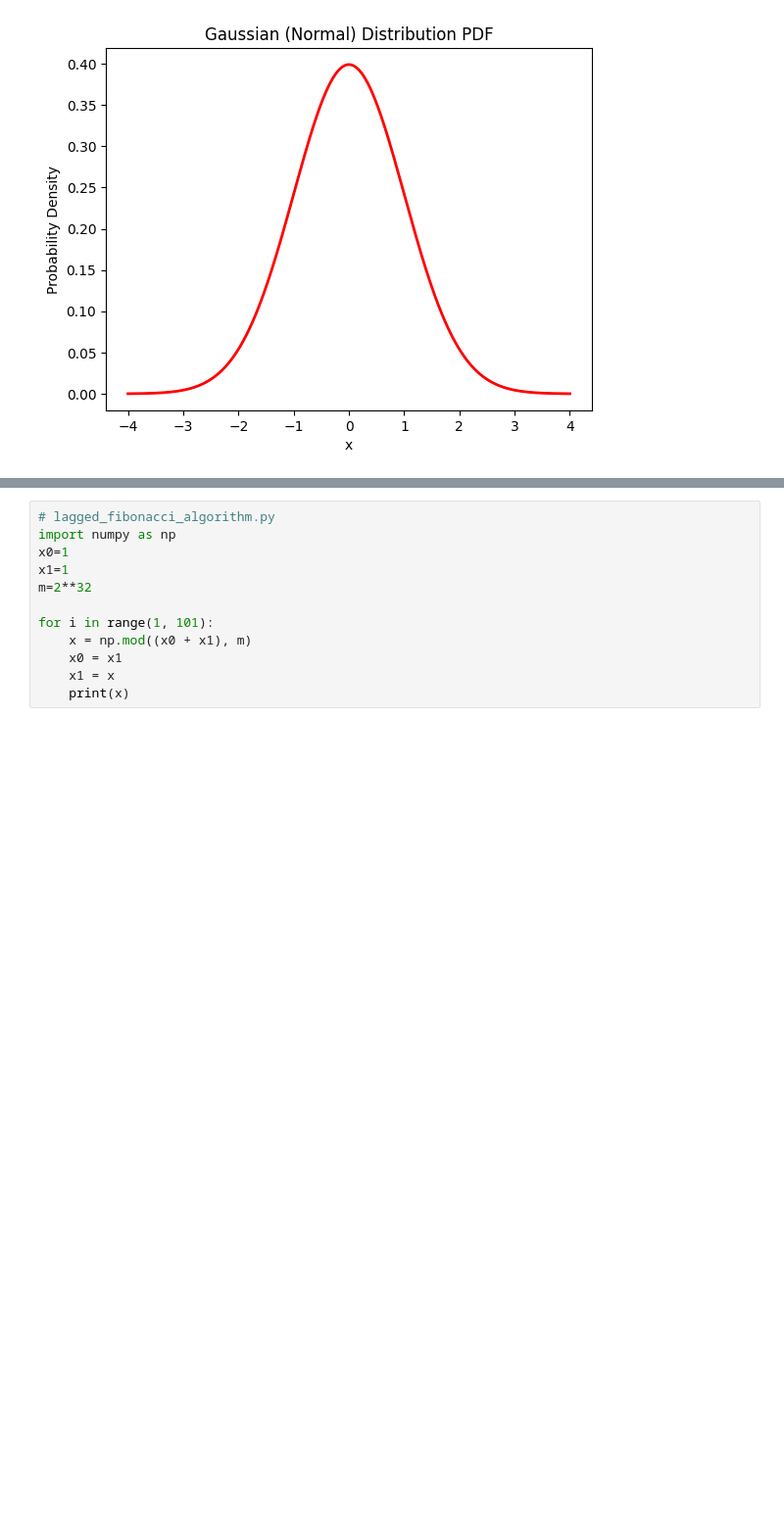
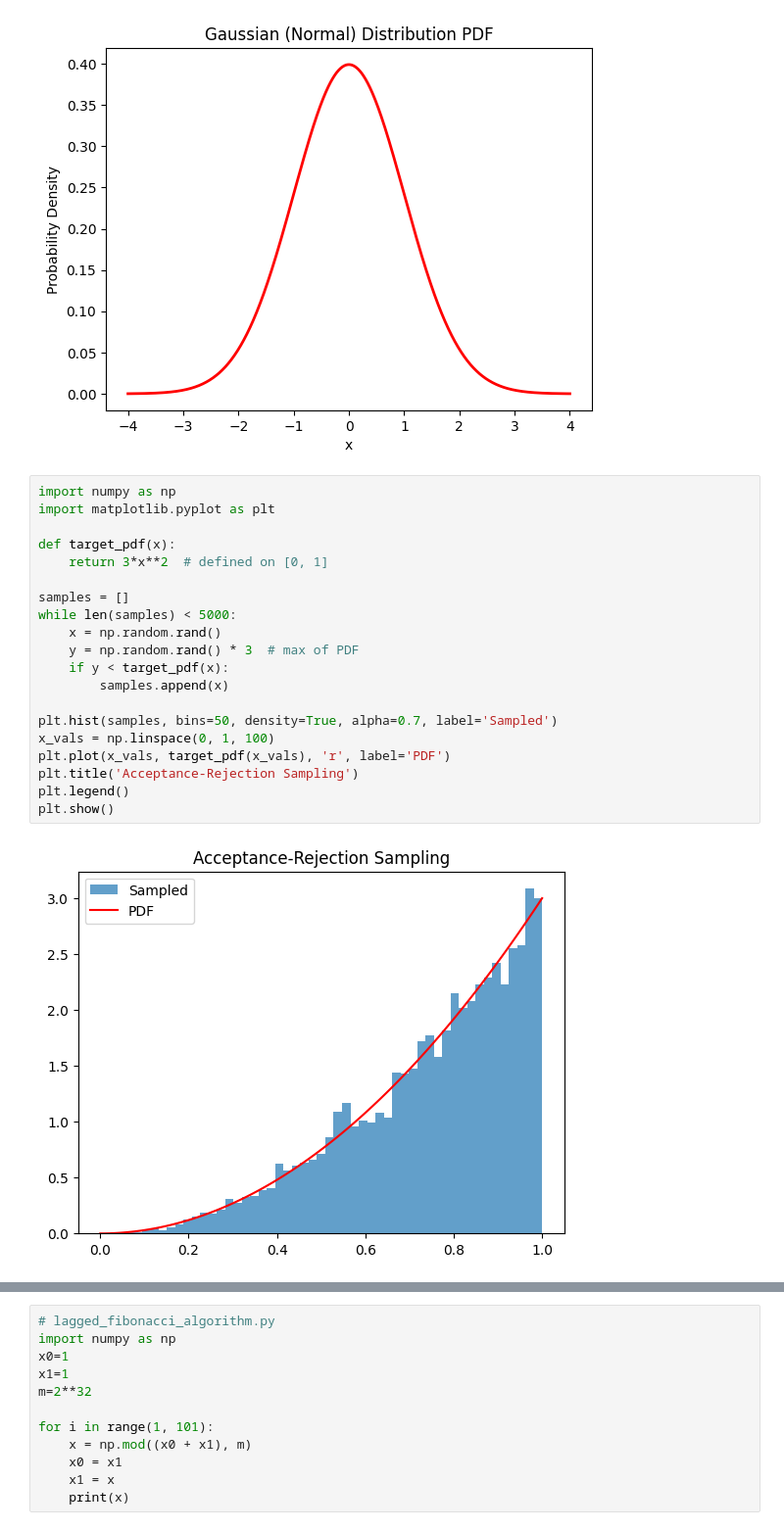
Before and after one commit to Elwarfalli/MSE-1500-Simulation-Modeling-with-Python, a Jupyter notebook: chapter_2.ipynb, the cells around one changed output, grey strips where cells are left out. Shown: that part at 98% size. Saved outputs shown, nothing was run; the diff lists cells and outputs as text; blank space fills up the shorter version.

```diff
--- a/chapter_2.ipynb
+++ b/chapter_2.ipynb
@@ -90,3 +90,25 @@ plt.savefig("gaussian_pdf_only.png")
 plt.show()
 # %% [output]
 [figure]
+# %%
+import numpy as np
+import matplotlib.pyplot as plt
+
+def target_pdf(x):
+    return 3*x**2  # defined on [0, 1]
+
+samples = []
+while len(samples) < 5000:
+    x = np.random.rand()
+    y = np.random.rand() * 3  # max of PDF
+    if y < target_pdf(x):
+        samples.append(x)
+
+plt.hist(samples, bins=50, density=True, alpha=0.7, label='Sampled')
+x_vals = np.linspace(0, 1, 100)
+plt.plot(x_vals, target_pdf(x_vals), 'r', label='PDF')
+plt.title('Acceptance-Rejection Sampling')
+plt.legend()
+plt.show()
+# %% [output]
+[figure, added]
```
Also changed, not shown: parts of 3 cells of this notebook.
